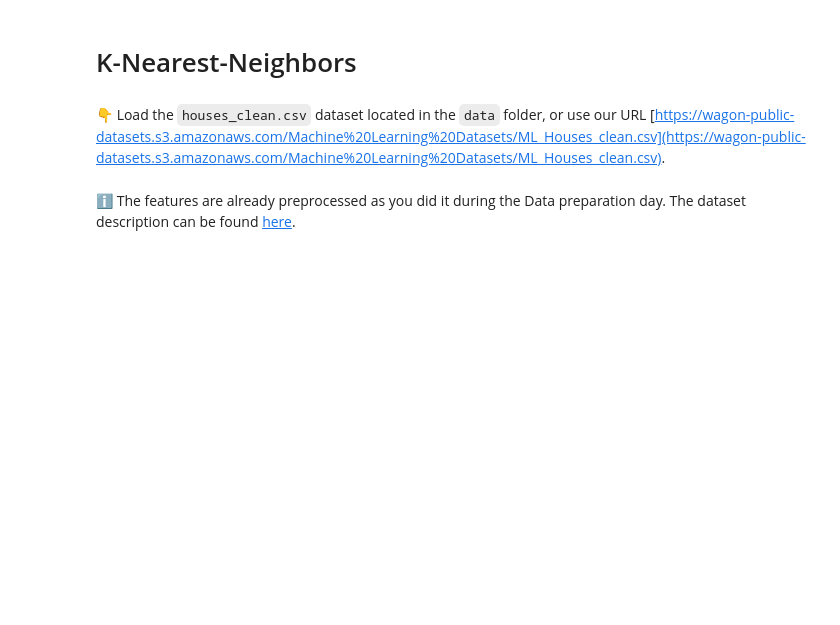
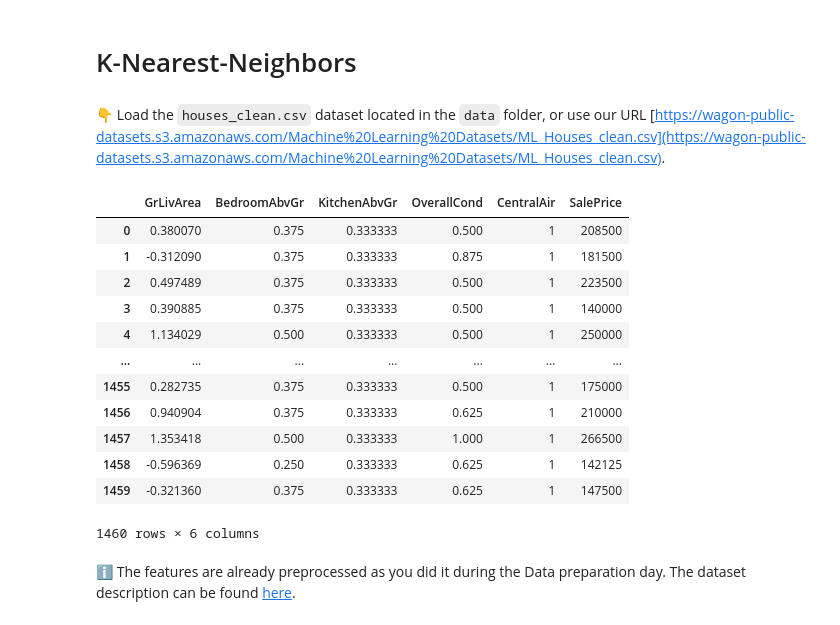
Before and after one commit to selmalopez/data-challenges, a Jupyter notebook: 05-ML/03-Performance-metrics/01-KNN/KNN.ipynb, the cells around one changed output. Saved outputs shown, nothing was run; the diff lists cells and outputs as text; code cells hidden in the pictures; blank space fills up the shorter version.

```diff
--- a/05-ML/03-Performance-metrics/01-KNN/KNN.ipynb
+++ b/05-ML/03-Performance-metrics/01-KNN/KNN.ipynb
@@ -7,3 +5,22 @@
+# %%
+# YOUR CODE HERE
+import pandas as pd
+data = pd.read_csv("https://wagon-public-datasets.s3.amazonaws.com/Machine%20Learning%20Datasets/ML_Houses_clean.csv")
+data
+# %% [output]
+|  | GrLivArea | BedroomAbvGr | KitchenAbvGr | OverallCond | CentralAir | SalePrice |
+| 0 | 0.380070 | 0.375 | 0.333333 | 0.500 | 1 | 208500 |
+| 1 | -0.312090 | 0.375 | 0.333333 | 0.875 | 1 | 181500 |
+| 2 | 0.497489 | 0.375 | 0.333333 | 0.500 | 1 | 223500 |
+| 3 | 0.390885 | 0.375 | 0.333333 | 0.500 | 1 | 140000 |
+| 4 | 1.134029 | 0.500 | 0.333333 | 0.500 | 1 | 250000 |
+| ... | ... | ... | ... | ... | ... | ... |
+| 1455 | 0.282735 | 0.375 | 0.333333 | 0.500 | 1 | 175000 |
+| 1456 | 0.940904 | 0.375 | 0.333333 | 0.625 | 1 | 210000 |
+| 1457 | 1.353418 | 0.500 | 0.333333 | 1.000 | 1 | 266500 |
+| 1458 | -0.596369 | 0.250 | 0.333333 | 0.625 | 1 | 142125 |
+| 1459 | -0.321360 | 0.375 | 0.333333 | 0.625 | 1 | 147500 |
+1460 rows × 6 columns
 # %% [markdown]
 ℹ️ The features are already preprocessed as you did it during the Data preparation day. The dataset description can be found [here](https://wagon-public-datasets.s3.amazonaws.com/Machine%20Learning%20Datasets/ML_Houses_dataset_description.txt).
 # %% [markdown]
```
Also changed, not shown: parts of 22 cells of this notebook, 4 other files.
